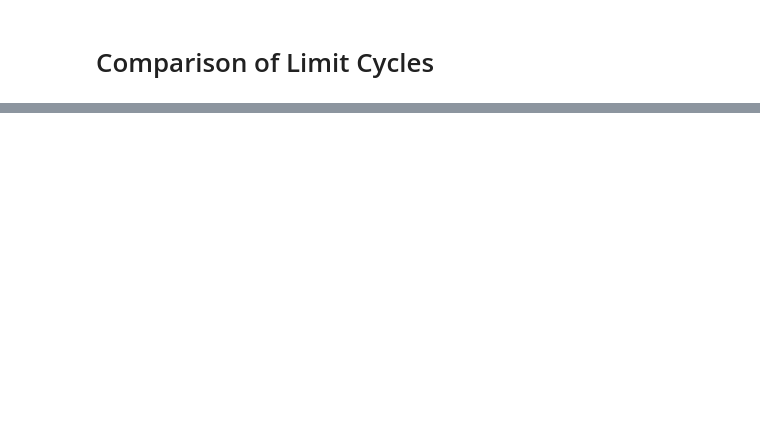
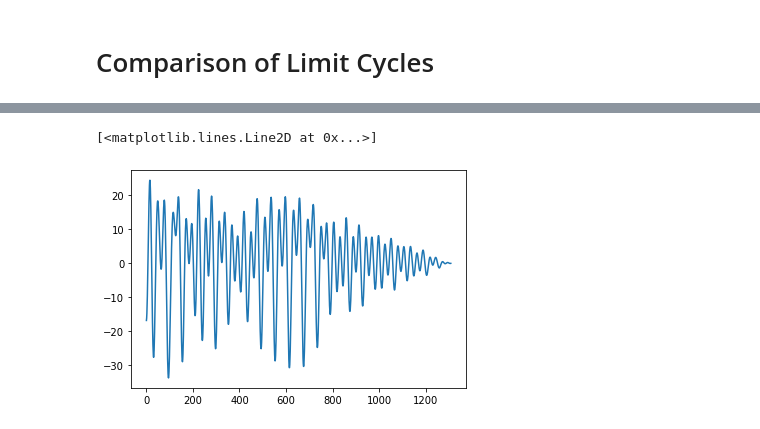
Before and after one commit to JanRotti/podGalerkin, a Jupyter notebook: pod_galerkin.ipynb, the cells around one changed output, grey strips where cells are left out. Cells and saved outputs as stored; diff of their text form; code cells hidden in the pictures; blank space fills up the shorter version.

```diff
--- a/pod_galerkin.ipynb
+++ b/pod_galerkin.ipynb
@@ -267,0 +507,5 @@ for i in range(dim):
+# %%
+plt.plot(optimizer.phi[3,:])
+# %% [output]
+[<matplotlib.lines.Line2D at 0x...>]
+[figure, added]
```
Also changed, not shown: parts of 17 cells of this notebook, 2 other files.
